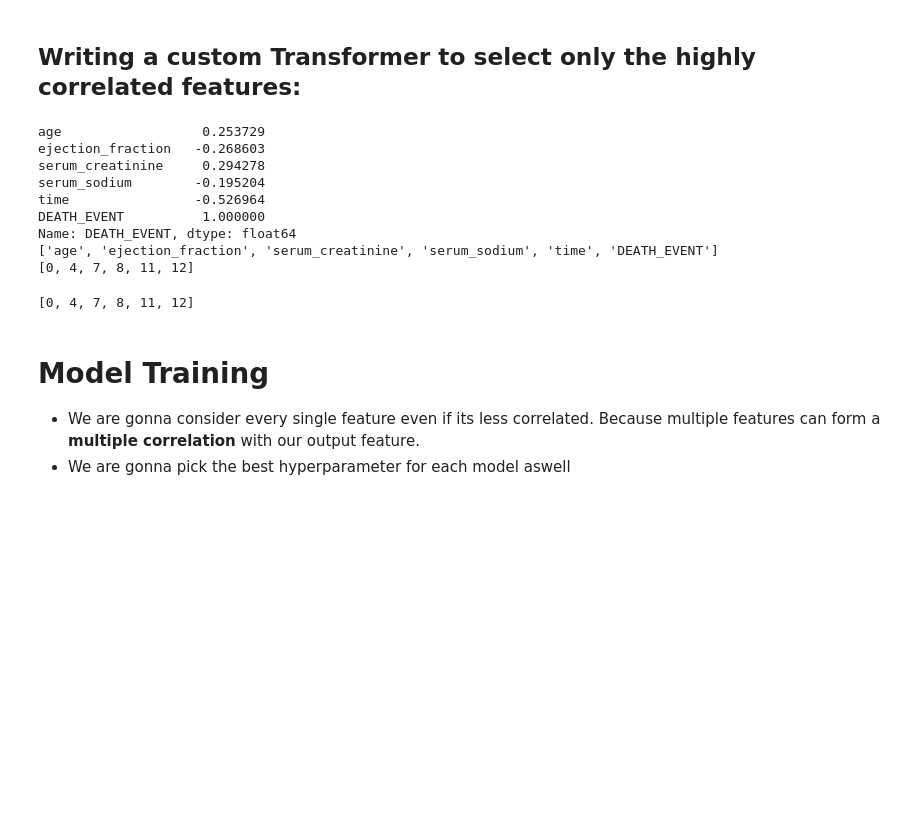
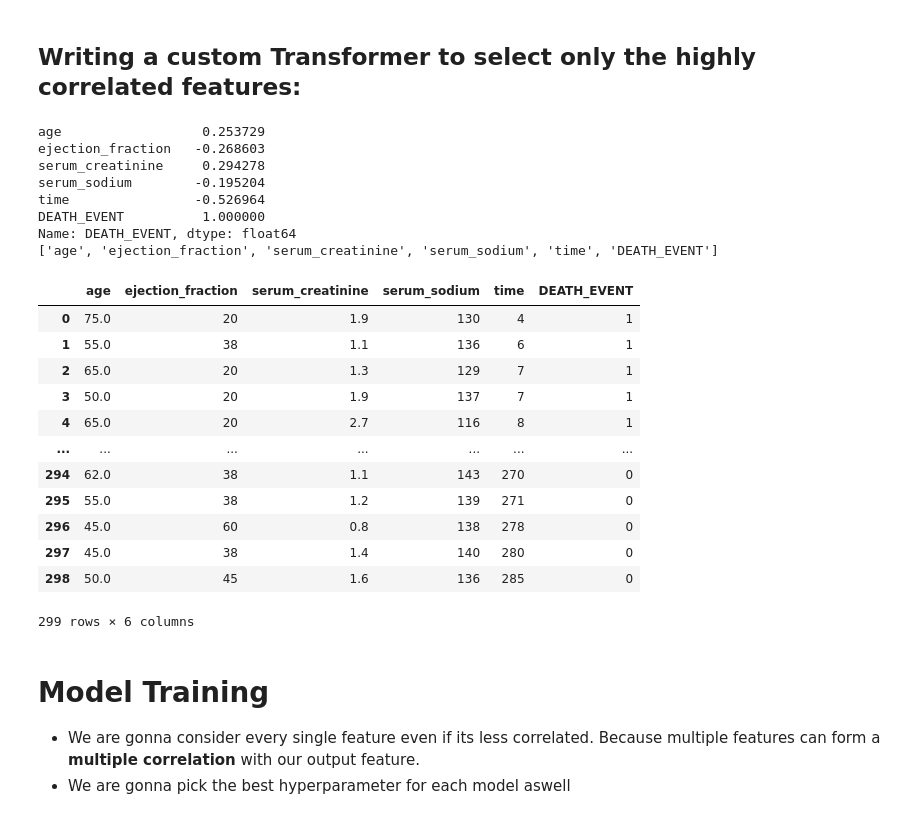
Before and after one commit to RolandSherwin/heart-failure-prediction, a Jupyter notebook: main.ipynb, the cells around one changed output. Drawn from its saved outputs; the diff is of its cells as text; code cells hidden in the pictures; blank space fills up the shorter version.

Commit message:
HighCorrelatedFeatureAdder class done

```diff
--- a/main.ipynb
+++ b/main.ipynb
@@ -133,7 +133,7 @@ print(corr_f)
 corr_i = list(corr_f.index)
 print(corr_i)
 # get thier colum index
-print([dataset.columns.get_loc(c) for c in corr_i])
+#print([dataset.columns.get_loc(c) for c in corr_i])
 # %% [output]
 age                  0.253729
 ejection_fraction   -0.268603
@@ -143,49 +143,58 @@ time                -0.526964
 DEATH_EVENT          1.000000
 Name: DEATH_EVENT, dtype: float64
 ['age', 'ejection_fraction', 'serum_creatinine', 'serum_sodium', 'time', 'DEATH_EVENT']
-[0, 4, 7, 8, 11, 12]
 # %%
 class HighlyCorrelatedFeaturesAdder(BaseEstimator, TransformerMixin):
     """
     A custom transformer to transform the dataset to include only the features that are highly correlated with the
     output y. The entire dataset is passed in and the entire dataset including the ouput_label is returned as the ouput.
     The amount of correlation can be controlled.
 
     #todo: If "y" is passed to "transform" method, then output_label can be ignored, else its necessary
     """
 
     def __init__(self, output_label, correlation_threshold=0.1):
         self.output_label = output_label
         self.correlation_threshold = correlation_threshold
 
     def fit(self, X, y=None):
         return self
 
     def get_correlated_features(self, X, y=None):
         """
-        Returns a list of index of the columns in the dataset; these columns are highly correlated with the "output_label"
-        Also keeps "output_label" in X itself.
-        Deals only with df for now, thus "output_label" is required.
-
+        Returns a the columns that are highly correlated with the "output_label". Keeps "output_label" in X.
         """
         corr = X.corr()
         # Get the correlated features with correlation>threhsold
         corr_top = corr[abs(corr[self.output_label]) > self.correlation_threshold][self.output_label]
         # list of index(column names in dataset)
         corr_features = list(corr_top.index)
-        # get thier column index number in dataset
-        corr_features_id = [X.columns.get_loc(c) for c in corr_features]
 
-        return corr_features_id
+        return corr_features
 
     def transform(self, X, y=None):
-        ids = self.get_correlated_features(X)
-        print(ids)
+        """
+        Returns a new X with only the selected features
+        """
+        cols = self.get_correlated_features(X)
+        return X.filter(cols)
 
 test = HighlyCorrelatedFeaturesAdder(output_label="DEATH_EVENT")
 test.transform(dataset)
 # %% [output]
+|  | age | ejection_fraction | serum_creatinine | serum_sodium | time | DEATH_EVENT |
+| 0 | 75.0 | 20 | 1.9 | 130 | 4 | 1 |
+| 1 | 55.0 | 38 | 1.1 | 136 | 6 | 1 |
+| 2 | 65.0 | 20 | 1.3 | 129 | 7 | 1 |
+| 3 | 50.0 | 20 | 1.9 | 137 | 7 | 1 |
+| 4 | 65.0 | 20 | 2.7 | 116 | 8 | 1 |
+| ... | ... | ... | ... | ... | ... | ... |
+| 294 | 62.0 | 38 | 1.1 | 143 | 270 | 0 |
+| 295 | 55.0 | 38 | 1.2 | 139 | 271 | 0 |
+| 296 | 45.0 | 60 | 0.8 | 138 | 278 | 0 |
+| 297 | 45.0 | 38 | 1.4 | 140 | 280 | 0 |
+| 298 | 50.0 | 45 | 1.6 | 136 | 285 | 0 |
-[0, 4, 7, 8, 11, 12]
+299 rows × 6 columns
 # %% [markdown]
 # Model Training
 - We are gonna consider every single feature even if its less correlated. Because multiple features can form a **multiple correlation** with our output feature.
```
